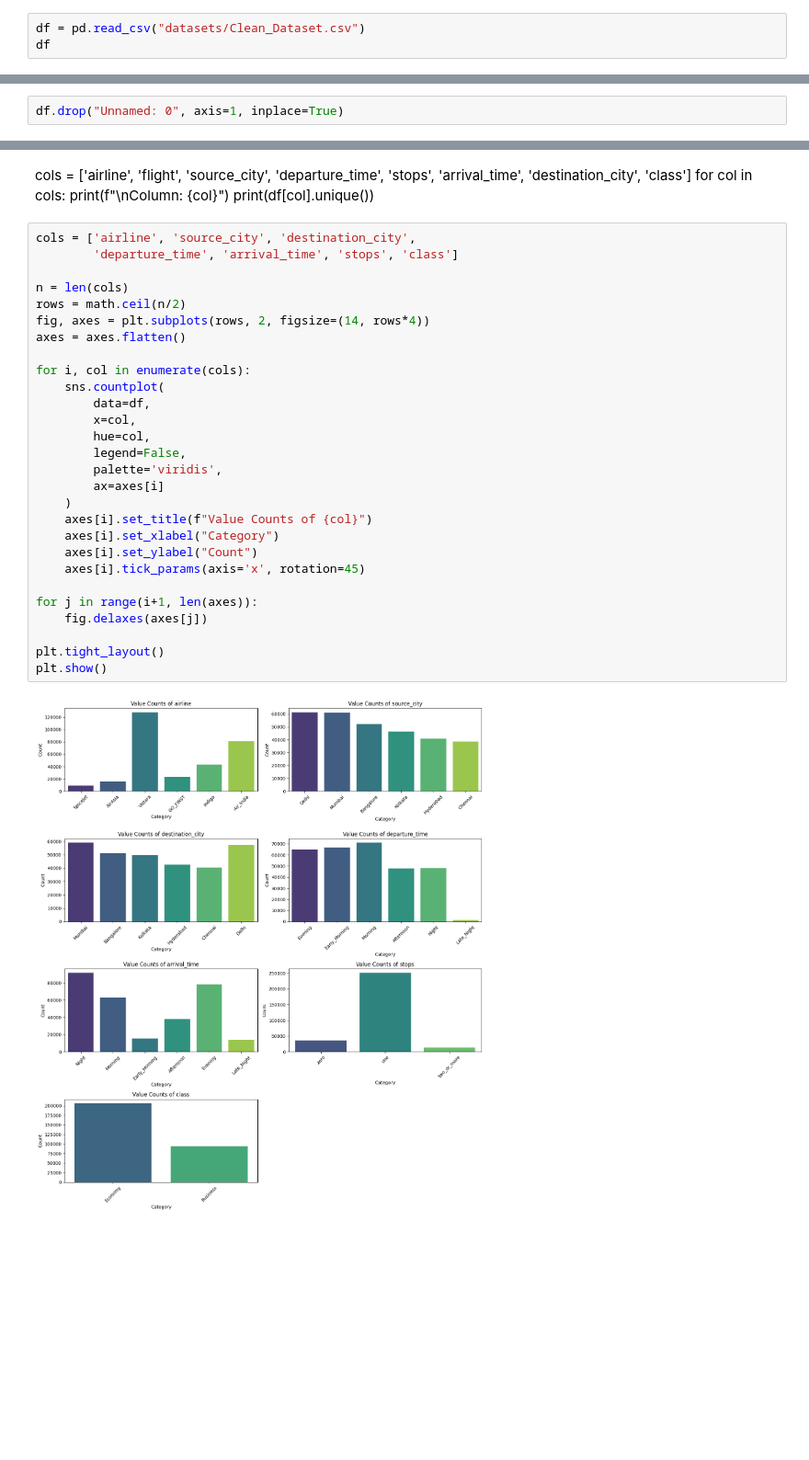
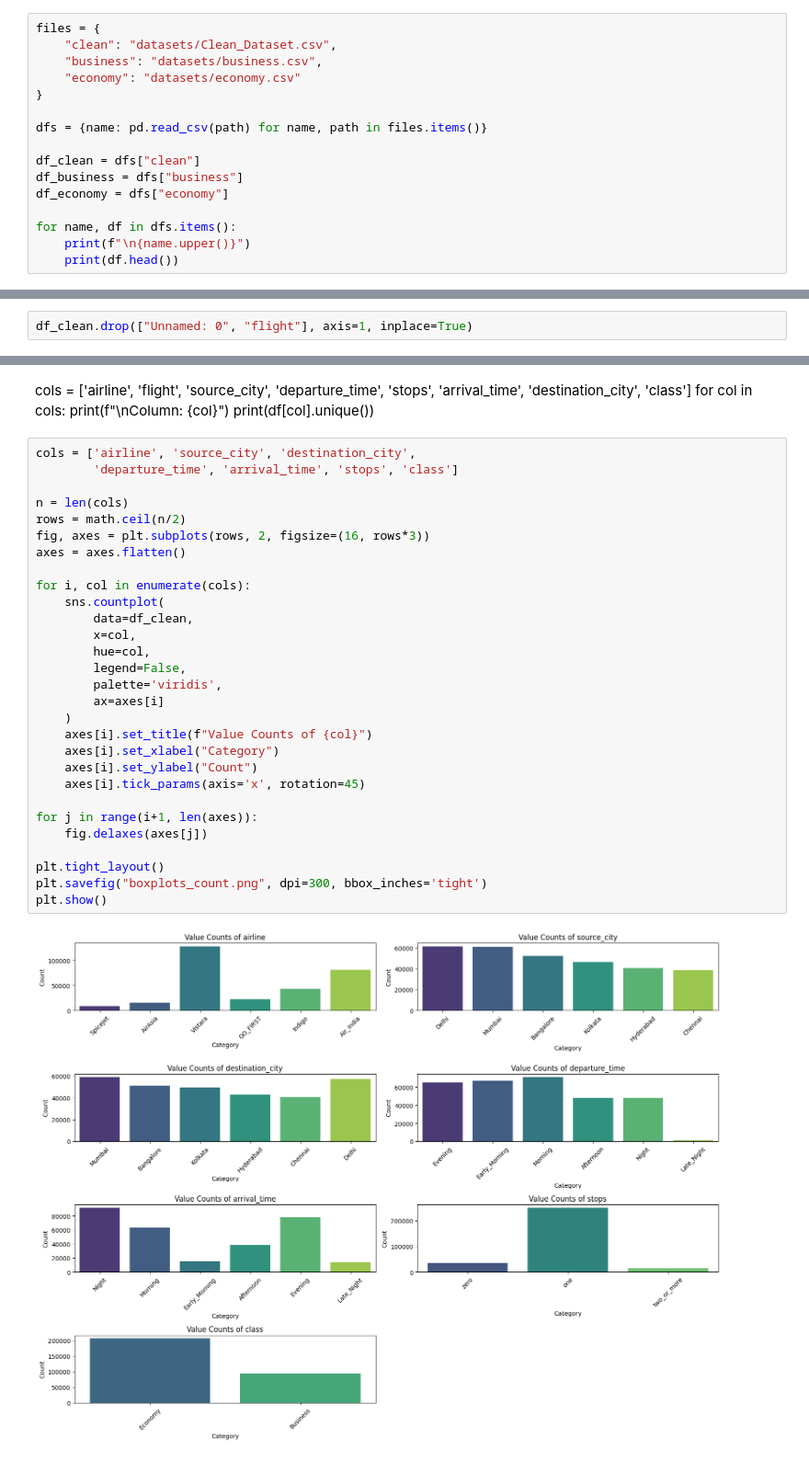
Before and after one commit to agik20/flight-price-prediction, a Jupyter notebook: main.ipynb, the cells around one changed output, grey strips where cells are left out. Shown at 92% size. Saved outputs shown, nothing was run; the diff lists cells and outputs as text; blank space fills up the shorter version.

```diff
--- a/main.ipynb
+++ b/main.ipynb
@@ -5,6 +5,19 @@ import matplotlib.pyplot as plt
 import seaborn as sns
 import math
 # %%
-df = pd.read_csv("datasets/Clean_Dataset.csv")
-df
+files = {
+    "clean": "datasets/Clean_Dataset.csv",
+    "business": "datasets/business.csv",
+    "economy": "datasets/economy.csv"
+}
+
+dfs = {name: pd.read_csv(path) for name, path in files.items()}
+
+df_clean = dfs["clean"]
+df_business = dfs["business"]
+df_economy = dfs["economy"]
+
+for name, df in dfs.items():
+    print(f"\n{name.upper()}")
+    print(df.head())
 # %% [output]
@@ -64,5 +81,5 @@ df.duplicated().sum()
 # %% [output]
 np.int64(0)
 # %%
-df.drop("Unnamed: 0", axis=1, inplace=True)
+df_clean.drop(["Unnamed: 0", "flight"], axis=1, inplace=True)
 # %%
@@ -88,31 +98,32 @@ for col in cols:
 # %%
 cols = ['airline', 'source_city', 'destination_city',
         'departure_time', 'arrival_time', 'stops', 'class']
 
 n = len(cols)
 rows = math.ceil(n/2)
-fig, axes = plt.subplots(rows, 2, figsize=(14, rows*4))
+fig, axes = plt.subplots(rows, 2, figsize=(16, rows*3))
 axes = axes.flatten()
 
 for i, col in enumerate(cols):
     sns.countplot(
-        data=df,
+        data=df_clean,
         x=col,
         hue=col,
         legend=False,
         palette='viridis',
         ax=axes[i]
     )
     axes[i].set_title(f"Value Counts of {col}")
     axes[i].set_xlabel("Category")
     axes[i].set_ylabel("Count")
     axes[i].tick_params(axis='x', rotation=45)
 
 for j in range(i+1, len(axes)):
     fig.delaxes(axes[j])
 
 plt.tight_layout()
+plt.savefig("boxplots_count.png", dpi=300, bbox_inches='tight')
 plt.show()
 # %% [output]
-[figure, old version]
+[figure, new version]
 # %%
```
Also changed, not shown: parts of 10 cells of this notebook, 4 other files.
